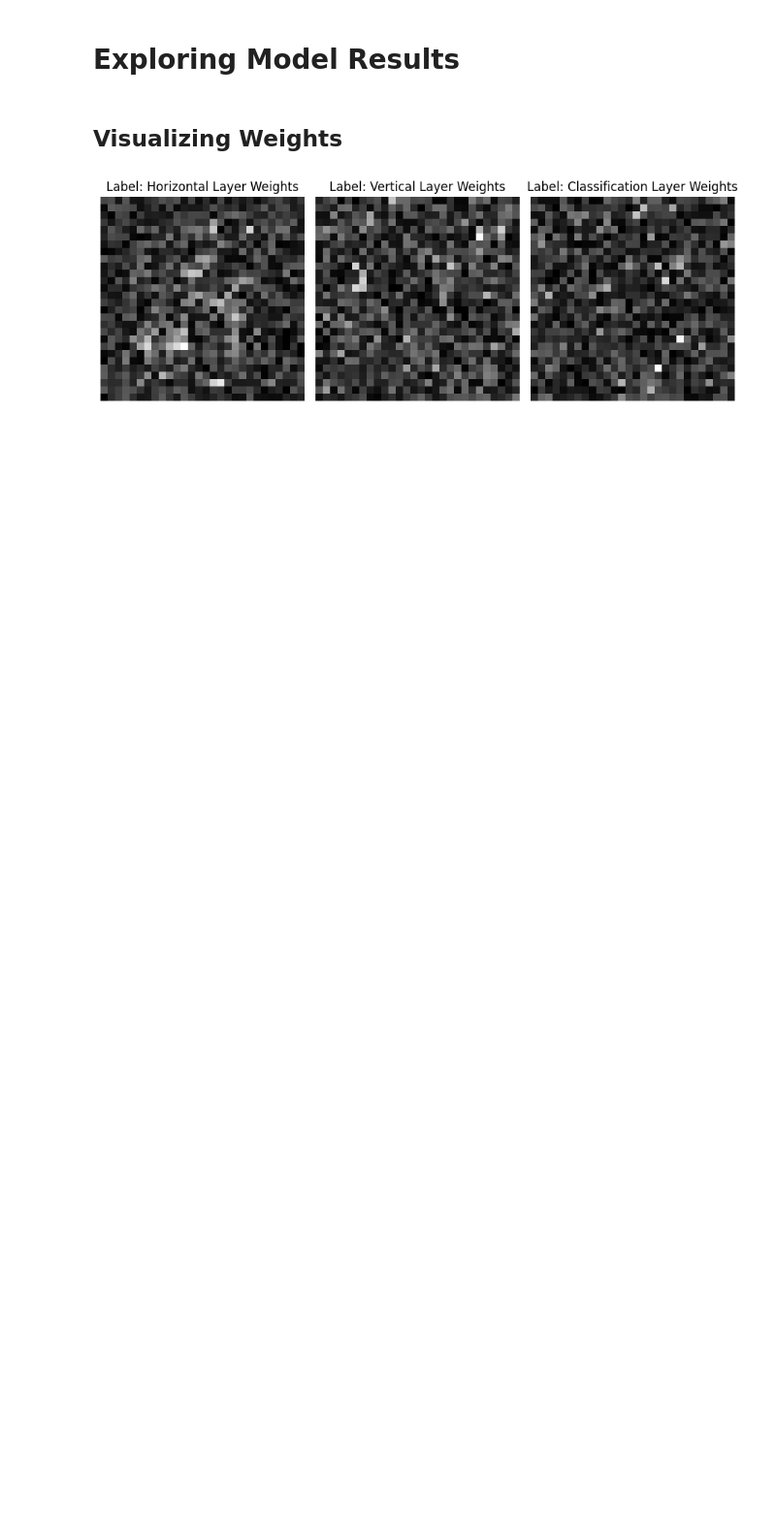
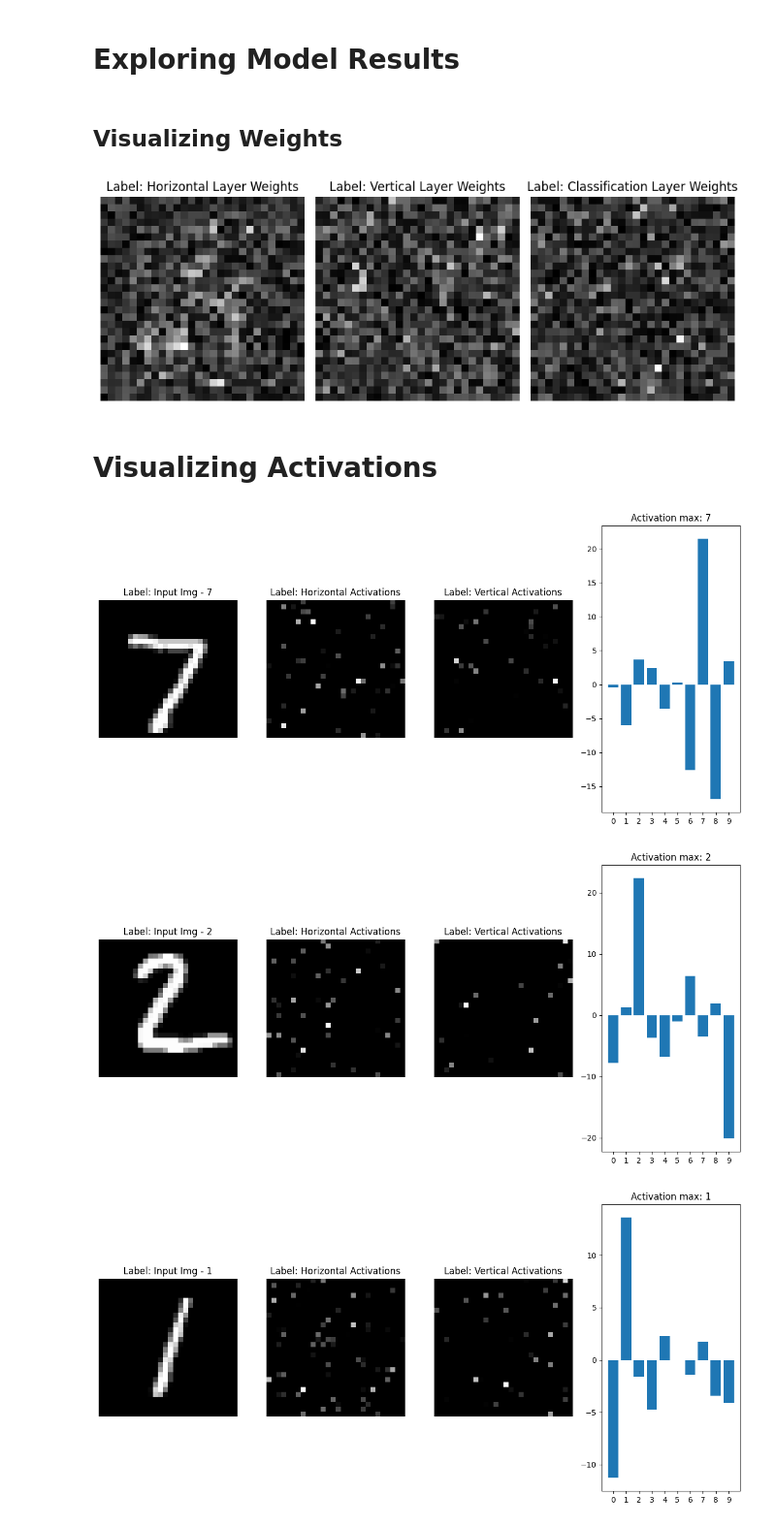
Before and after one commit to Alex-Bishka/ml-fun, a Jupyter notebook: mnist-mech-interp/MNIST Main Questing.ipynb, the cells around one changed output. Shown at 97% size. Drawn from its saved outputs; the diff is of its cells as text; code cells hidden in the pictures; blank space fills up the shorter version.

```diff
--- a/mnist-mech-interp/MNIST Main Questing.ipynb
+++ b/mnist-mech-interp/MNIST Main Questing.ipynb
@@ -219,10 +219,10 @@ class EdgeDataset(Dataset):
 
     def __getitem__(self, idx):
         return (
-            torch.from_numpy(self.images[idx]).float(),
-            torch.tensor(self.labels[idx], dtype=torch.long),
-            torch.from_numpy(self.horizontal_edges[idx]).float(),
-            torch.from_numpy(self.vertical_edges[idx]).float(),
+            torch.from_numpy(self.images[idx].copy()).float(),
+            torch.tensor(self.labels[idx].copy(), dtype=torch.long),
+            torch.from_numpy(self.horizontal_edges[idx].copy()).float(),
+            torch.from_numpy(self.vertical_edges[idx].copy()).float(),
         )
 # %%
 # for reproducibility on training
@@ -399,3 +399,39 @@ plt.tight_layout()
 plt.show()
 # %% [output]
 [figure]
+# %% [markdown]
+# Visualizing Activations
+# %%
+model.eval()
+eval_examples = list()
+with torch.no_grad():
+    for idx, img in enumerate(test_images[:10]):
+        img_tensor = torch.from_numpy(img.copy()).float().unsqueeze(0).unsqueeze(0).to('cuda')
+        out, v_act, h_act = model(img_tensor)
+
+        v_act_img = v_act.clone().reshape(28, 28).detach().cpu().numpy()
+        h_act_img = h_act.clone().reshape(28, 28).detach().cpu().numpy()
+
+        label = test_labels[idx]
+        eval_examples.append((label, img, out, v_act_img, h_act_img))
+# %%
+x_values = list(range(0, 10))
+for label, img, out, v_act_img, h_act_img in eval_examples:
+    inference = torch.max(out, 1)[1].item()
+    fig, axes = plt.subplots(1, 4, figsize=(12, 6))
+
+    visualize_image(img, f"Input Img - {label}", ax=axes[0])
+    visualize_image(h_act_img, "Horizontal Activations", ax=axes[1])
+    visualize_image(v_act_img, "Vertical Activations", ax=axes[2])
+
+    ax3 = plt.subplot(1, 4, 4)
+    bars3 = ax3.bar(x_values, out.tolist()[0])
+    ax3.set_xticks(x_values)
+    ax3.set_title(f"Activation max: {inference}")
+
+    plt.tight_layout()
+    plt.show()
+# %% [output]
+[figure, added]
+[figure, added]
+[figure, added]
```
Also changed, not shown: parts of 2 cells of this notebook, 14 other files.
